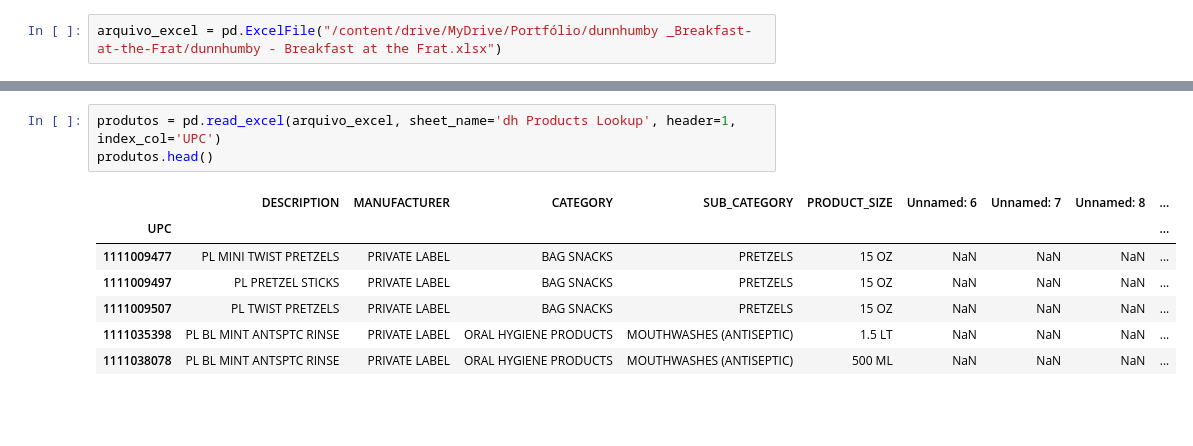
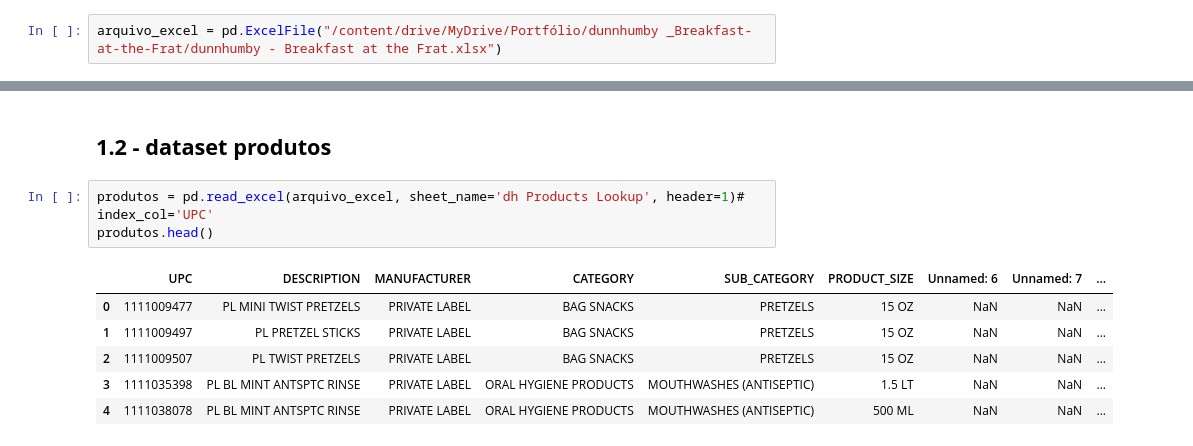
Before and after one commit to SamuelSousaFerreira/Breakfast-at-the-Frat---Time-Series-Analise, a Jupyter notebook: Breakfast_at_the_Frat.ipynb, the cells around one changed output, grey strips where cells are left out. Saved outputs shown, nothing was run; the diff lists cells and outputs as text; blank space fills up the shorter version.

```diff
--- a/Breakfast_at_the_Frat.ipynb
+++ b/Breakfast_at_the_Frat.ipynb
@@ -25,11 +150,12 @@ lojas.head()
+# %% [markdown]
+## **1.2 - dataset produtos**
 # %%
-produtos = pd.read_excel(arquivo_excel, sheet_name='dh Products Lookup', header=1, index_col='UPC')
+produtos = pd.read_excel(arquivo_excel, sheet_name='dh Products Lookup', header=1)#  index_col='UPC'
 produtos.head()
 # %% [output]
-|  | DESCRIPTION | MANUFACTURER | CATEGORY | SUB_CATEGORY | PRODUCT_SIZE | Unnamed: 6 | Unnamed: 7 | Unnamed: 8 | ... |
-| UPC |  |  |  |  |  |  |  |  | ... |
-| 1111009477 | PL MINI TWIST PRETZELS | PRIVATE LABEL | BAG SNACKS | PRETZELS | 15 OZ | NaN | NaN | NaN | ... |
-| 1111009497 | PL PRETZEL STICKS | PRIVATE LABEL | BAG SNACKS | PRETZELS | 15 OZ | NaN | NaN | NaN | ... |
-| 1111009507 | PL TWIST PRETZELS | PRIVATE LABEL | BAG SNACKS | PRETZELS | 15 OZ | NaN | NaN | NaN | ... |
-| 1111035398 | PL BL MINT ANTSPTC RINSE | PRIVATE LABEL | ORAL HYGIENE PRODUCTS | MOUTHWASHES (ANTISEPTIC) | 1.5 LT | NaN | NaN | NaN | ... |
-| 1111038078 | PL BL MINT ANTSPTC RINSE | PRIVATE LABEL | ORAL HYGIENE PRODUCTS | MOUTHWASHES (ANTISEPTIC) | 500 ML | NaN | NaN | NaN | ... |
+|  | UPC | DESCRIPTION | MANUFACTURER | CATEGORY | SUB_CATEGORY | PRODUCT_SIZE | Unnamed: 6 | Unnamed: 7 | ... |
+| 0 | 1111009477 | PL MINI TWIST PRETZELS | PRIVATE LABEL | BAG SNACKS | PRETZELS | 15 OZ | NaN | NaN | ... |
+| 1 | 1111009497 | PL PRETZEL STICKS | PRIVATE LABEL | BAG SNACKS | PRETZELS | 15 OZ | NaN | NaN | ... |
+| 2 | 1111009507 | PL TWIST PRETZELS | PRIVATE LABEL | BAG SNACKS | PRETZELS | 15 OZ | NaN | NaN | ... |
+| 3 | 1111035398 | PL BL MINT ANTSPTC RINSE | PRIVATE LABEL | ORAL HYGIENE PRODUCTS | MOUTHWASHES (ANTISEPTIC) | 1.5 LT | NaN | NaN | ... |
+| 4 | 1111038078 | PL BL MINT ANTSPTC RINSE | PRIVATE LABEL | ORAL HYGIENE PRODUCTS | MOUTHWASHES (ANTISEPTIC) | 500 ML | NaN | NaN | ... |
```
Also changed, not shown: parts of 43 cells of this notebook.
